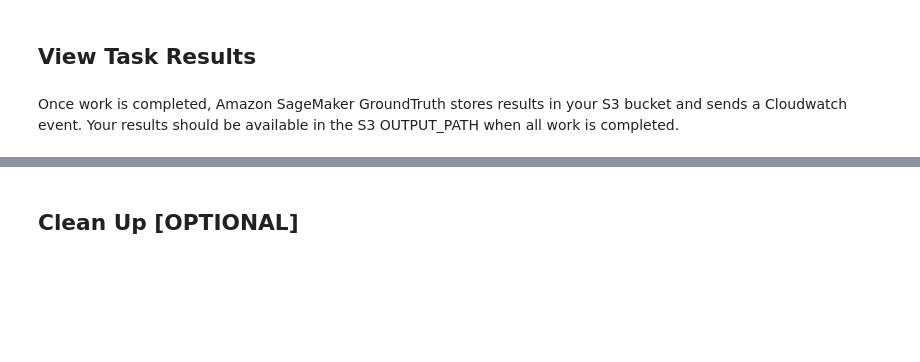
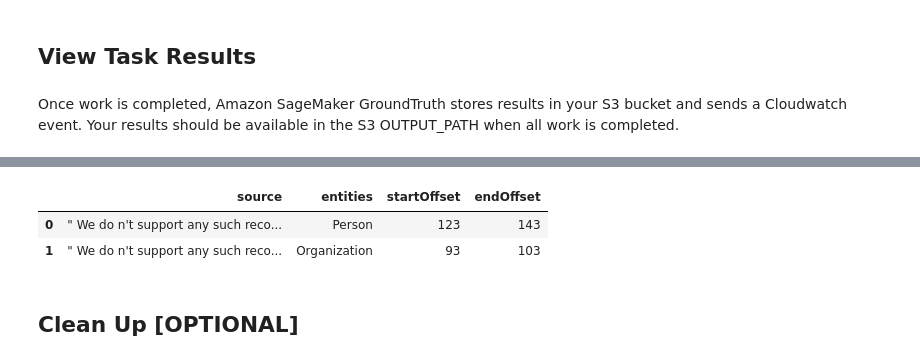
Before and after one commit to aws-samples/amazon-sagemaker-groundtruth-immersionday, a Jupyter notebook: 03-module-label-text/ner-annotation/amazon-sagemaker-groundtruth-ner-labeling.ipynb, the cells around one changed output, grey strips where cells are left out. Saved outputs shown, nothing was run; the diff lists cells and outputs as text; code cells hidden in the pictures; blank space fills up the shorter version.

```diff
--- a/03-module-label-text/ner-annotation/amazon-sagemaker-groundtruth-ner-labeling.ipynb
+++ b/03-module-label-text/ner-annotation/amazon-sagemaker-groundtruth-ner-labeling.ipynb
@@ -365,21 +390,28 @@ print('S3 OUPUT_PATH : {}'.format(S3_OUTPUT))
 # %%
 # cell 11
-data=[]
+data = []
 with open('./output/output.manifest') as f:
     for line in f:
         json_data = json.loads(line)
         data.append(json_data)
 
 output = [[] for i in range(4)]
 for item in data:
-    text=item['source']
+    text = item['source']
+    # Item has key
+    if 'category' not in item:
+        continue
     for line in item['category']['annotations']['entities']:
         output[0].append(text)
         output[1].append(line['label'])
         output[2].append(line['startOffset'])
         output[3].append(line['endOffset'])
 
 pd.DataFrame(data={'source': output[0], 'entities': output[1], 'startOffset': output[2], 'endOffset': output[3]})
+# %% [output]
+|  | source | entities | startOffset | endOffset |
+| 0 | " We do n't support any such reco... | Person | 123 | 143 |
+| 1 | " We do n't support any such reco... | Organization | 93 | 103 |
 # %% [markdown]
 ## Clean Up [OPTIONAL]
 # %% [markdown]
```
Also changed, not shown: parts of 10 cells of this notebook, 1 other file.
